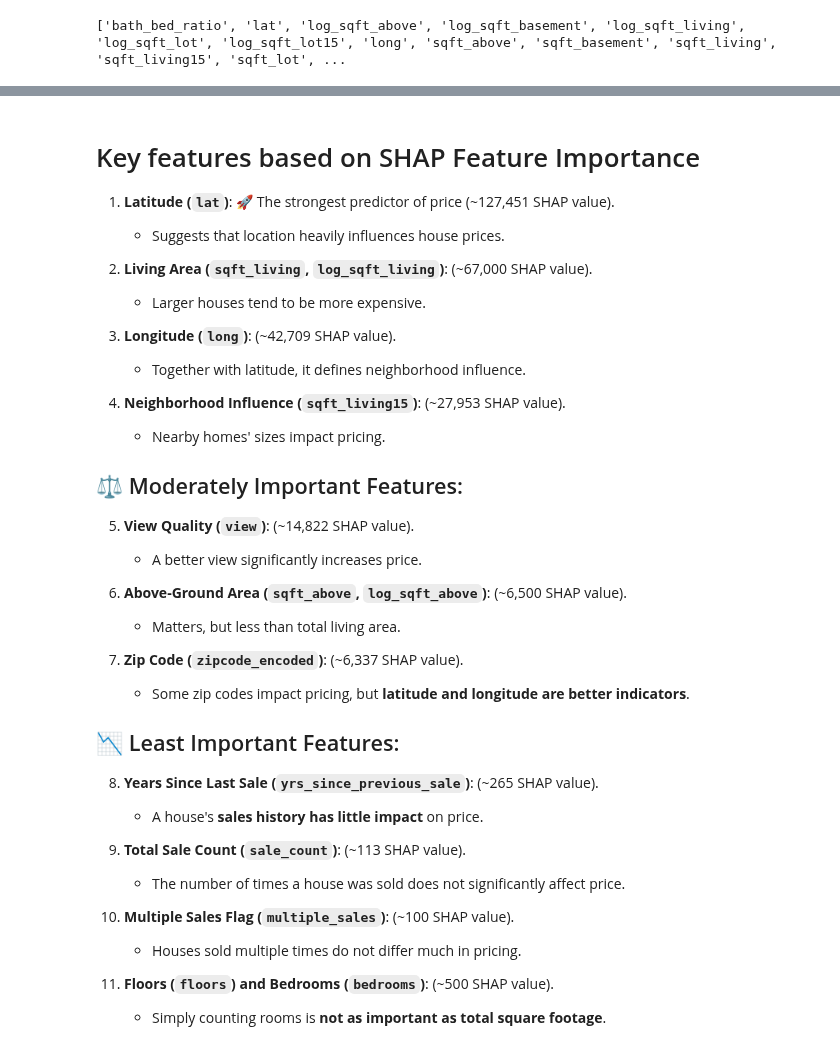
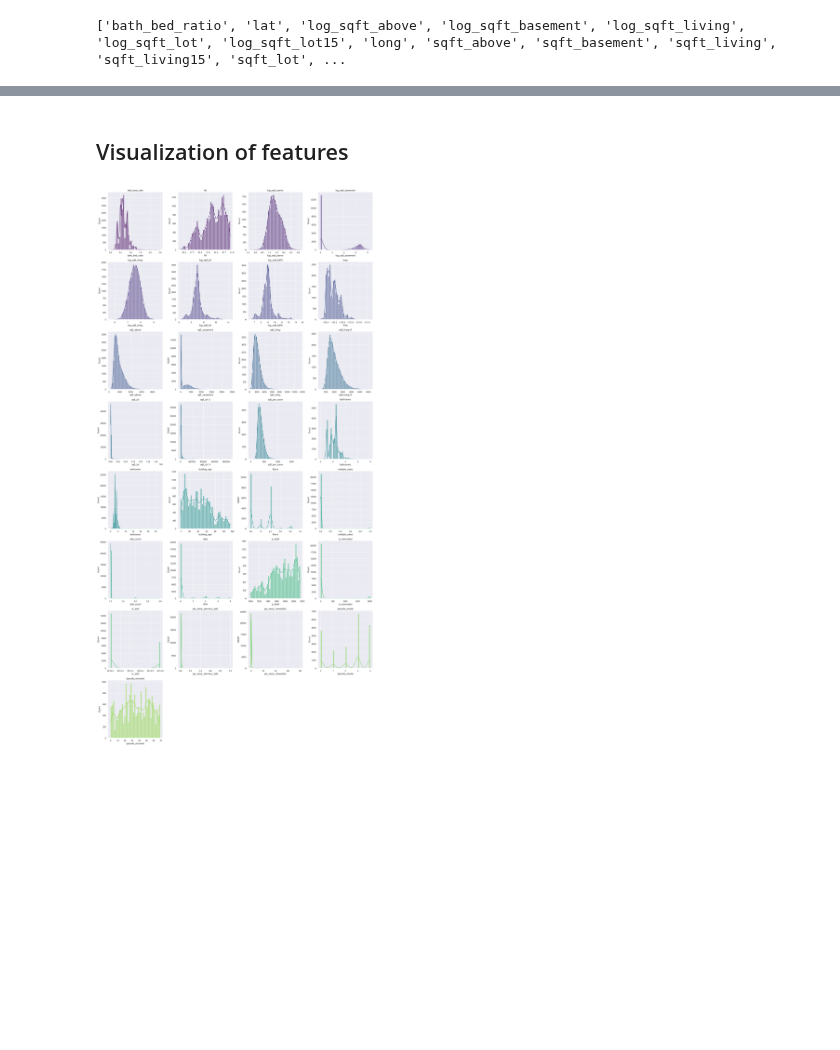
Before and after one commit to martaverfer/mini-project-ironkaggle, a Jupyter notebook: notebooks/feature_engineering.ipynb, the cells around one changed output, grey strips where cells are left out. Saved outputs shown, nothing was run; the diff lists cells and outputs as text; code cells hidden in the pictures; blank space fills up the shorter version.

```diff
--- a/notebooks/feature_engineering.ipynb
+++ b/notebooks/feature_engineering.ipynb
@@ -301,37 +239,2 @@ shap_summary_df
-# %% [markdown]
-# Key features based on SHAP Feature Importance
-
-1. **Latitude (`lat`)**: 🚀 The strongest predictor of price (~127,451 SHAP value).
-   - Suggests that location heavily influences house prices.
-
-2. **Living Area (`sqft_living`, `log_sqft_living`)**: (~67,000 SHAP value).
-   - Larger houses tend to be more expensive.
-
-3. **Longitude (`long`)**: (~42,709 SHAP value).
-   - Together with latitude, it defines neighborhood influence.
-
-4. **Neighborhood Influence (`sqft_living15`)**: (~27,953 SHAP value).
-   - Nearby homes' sizes impact pricing.
-
-## ⚖️ Moderately Important Features:
-5. **View Quality (`view`)**: (~14,822 SHAP value).
-   - A better view significantly increases price.
-
-6. **Above-Ground Area (`sqft_above`, `log_sqft_above`)**: (~6,500 SHAP value).
-   - Matters, but less than total living area.
-
-7. **Zip Code (`zipcode_encoded`)**: (~6,337 SHAP value).
-   - Some zip codes impact pricing, but **latitude and longitude are better indicators**.
-
-## 📉 Least Important Features:
-8. **Years Since Last Sale (`yrs_since_previous_sale`)**: (~265 SHAP value).
-   - A house's **sales history has little impact** on price.
-
-9. **Total Sale Count (`sale_count`)**: (~113 SHAP value).
-   - The number of times a house was sold does not significantly affect price.
-
-10. **Multiple Sales Flag (`multiple_sales`)**: (~100 SHAP value).
-    - Houses sold multiple times do not differ much in pricing.
-
-11. **Floors (`floors`) and Bedrooms (`bedrooms`)**: (~500 SHAP value).
-    - Simply counting rooms is **not as important as total square footage**.
+# %% [markdown]
+## Visualization of features
@@ -337,0 +244,4 @@ shap_summary_df
+# %%
+plots_for_numeric_columns(df, all_numeric_features, PlotType.HISTOGRAM)
+# %% [output]
+[figure, added]
```
Also changed, not shown: parts of 13 cells of this notebook, 4 other files.
